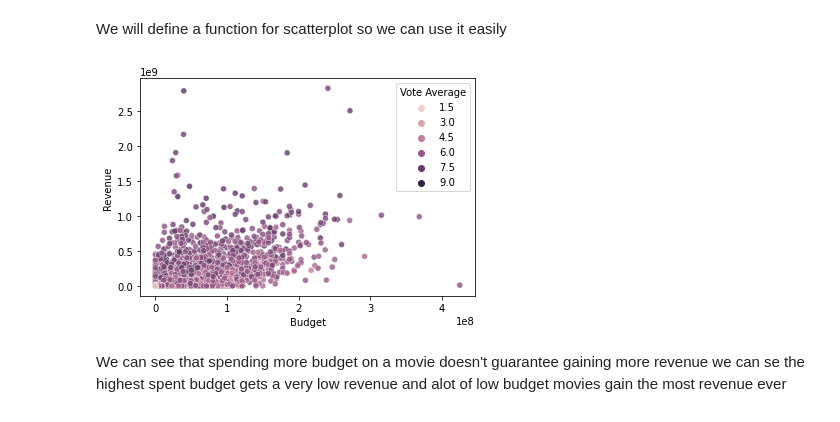
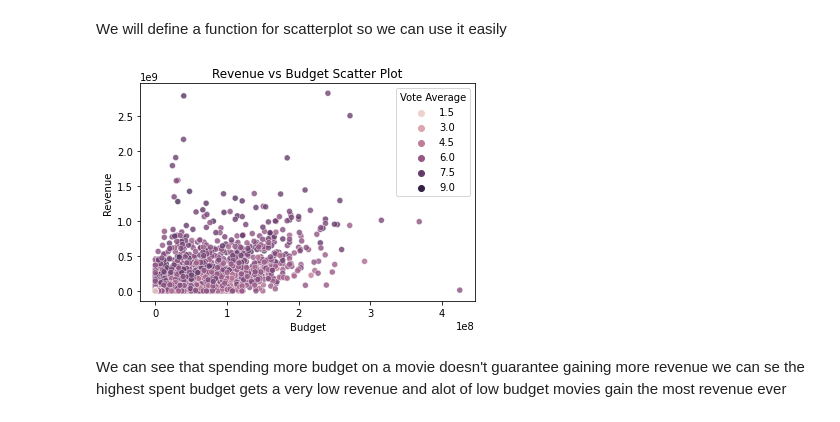
Before and after one commit to EslamAsfour/Investigate-a-Dataset, a Jupyter notebook: investigate-a-dataset-template.ipynb, the cells around one changed output. Drawn from its saved outputs; the diff is of its cells as text; code cells hidden in the pictures.

```diff
--- a/investigate-a-dataset-template.ipynb
+++ b/investigate-a-dataset-template.ipynb
@@ -322,13 +322,9 @@ def DrawScatter(data,x,y,hue,xlabel,ylabel,title,legendTitle=''):
     plt.legend(title=legendTitle)
     plt.show()
 # %%
-sns.scatterplot(x='budget_adj' , y='revenue_adj' , data=df , alpha=.8 , hue='vote_average')
-plt.xlabel("Budget")
-plt.ylabel("Revenue")
-plt.legend(title="Vote Average")
-plt.show()
+DrawScatter(df,x='budget_adj',y='revenue_adj' ,hue='vote_average',xlabel='Budget' , ylabel='Revenue' , title='Revenue vs Budget Scatter Plot' , legendTitle='Vote Average')
 # %% [output]
-[figure, old version]
+[figure, new version]
 # %% [markdown]
 We can see that spending more budget on a movie doesn't guarantee gaining more revenue we can se the highest spent budget gets a very low revenue
 and alot of low budget movies gain the most revenue ever
```
Also changed, not shown: parts of 19 cells of this notebook, 1 other file.
